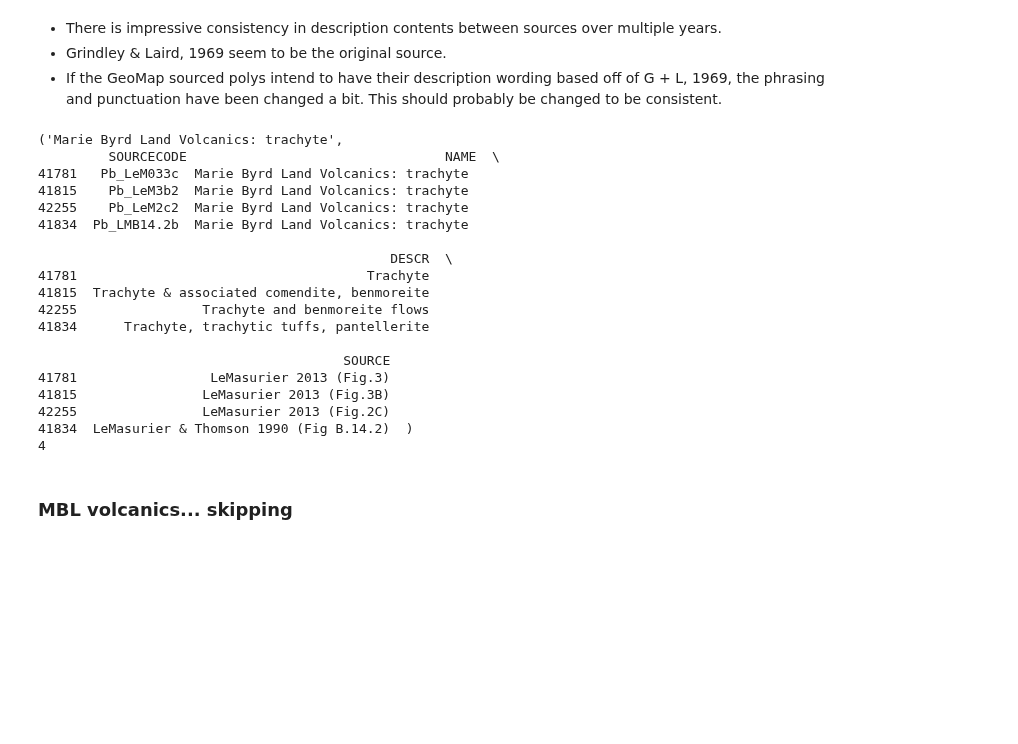
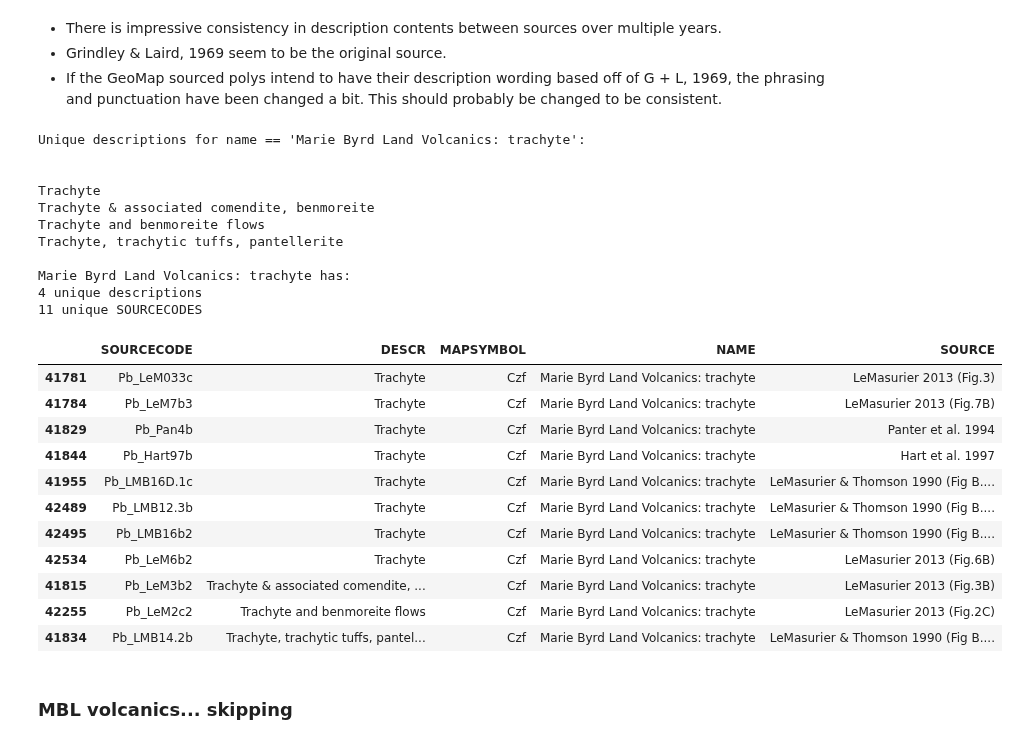
Before and after one commit to selkind/GeoMap, a Jupyter notebook: name_descr_investigation.ipynb, the cells around one changed output. Saved outputs shown, nothing was run; the diff lists cells and outputs as text; code cells hidden in the pictures; blank space fills up the shorter version.

```diff
--- a/name_descr_investigation.ipynb
+++ b/name_descr_investigation.ipynb
@@ -448,0 +375,8 @@ display(old_sheet_till_src_descr_combos)
+# %%
+index = 3
+print(f"Unique descriptions for name == '{name_descr_sets[index][0]}':\n\n")
+for i in name_descr_sets[index][1]["DESCR"]:
+    print(i)
+unique_src_codes = create_src_descr_combos_by_name(name_descr_sets[index][0], data)
+print(f"\n{name_descr_sets[index][0]} has:\n{len(name_descr_sets[index][1]['DESCR'])} unique descriptions\n{unique_src_codes.shape[0]} unique SOURCECODES\n")
+display(unique_src_codes)
@@ -448,0 +410,8 @@ display(old_sheet_till_src_descr_combos)
+# %%
+index = 4
+print(f"Unique descriptions for name == '{name_descr_sets[index][0]}':\n\n")
+for i in name_descr_sets[index][1]["DESCR"]:
+    print(i)
+unique_src_codes = create_src_descr_combos_by_name(name_descr_sets[index][0], data)
+print(f"\n{name_descr_sets[index][0]} has:\n{len(name_descr_sets[index][1]['DESCR'])} unique descriptions\n{unique_src_codes.shape[0]} unique SOURCECODES\n")
+display(unique_src_codes)
@@ -450,28 +437,37 @@ display(old_sheet_till_src_descr_combos)
 - There is impressive consistency in description contents between sources over multiple years.
 -  Grindley & Laird, 1969 seem to be the original source.
 - If the GeoMap sourced polys intend to have their description wording based off of G + L, 1969, the phrasing and punctuation have been changed a bit. This should probably be changed to be consistent.
-# %%
-pp.pp(name_descr_sets[5])
-print(len(name_descr_sets[5][1]))
-# %% [output]
-('Marie Byrd Land Volcanics: trachyte',
-         SOURCECODE                                 NAME  \
-41781   Pb_LeM033c  Marie Byrd Land Volcanics: trachyte
-41815    Pb_LeM3b2  Marie Byrd Land Volcanics: trachyte
-42255    Pb_LeM2c2  Marie Byrd Land Volcanics: trachyte
-41834  Pb_LMB14.2b  Marie Byrd Land Volcanics: trachyte
-
-                                             DESCR  \
-41781                                     Trachyte
-41815  Trachyte & associated comendite, benmoreite
-42255                Trachyte and benmoreite flows
-41834      Trachyte, trachytic tuffs, pantellerite
-
-                                       SOURCE
-41781                 LeMasurier 2013 (Fig.3)
-41815                LeMasurier 2013 (Fig.3B)
-42255                LeMasurier 2013 (Fig.2C)
-41834  LeMasurier & Thomson 1990 (Fig B.14.2)  )
-4
+# %%
+index = 5
+print(f"Unique descriptions for name == '{name_descr_sets[index][0]}':\n\n")
+for i in name_descr_sets[index][1]["DESCR"]:
+    print(i)
+unique_src_codes = create_src_descr_combos_by_name(name_descr_sets[index][0], data)
+print(f"\n{name_descr_sets[index][0]} has:\n{len(name_descr_sets[index][1]['DESCR'])} unique descriptions\n{unique_src_codes.shape[0]} unique SOURCECODES\n")
+display(unique_src_codes)
+# %% [output]
+Unique descriptions for name == 'Marie Byrd Land Volcanics: trachyte':
+
+
+Trachyte
+Trachyte & associated comendite, benmoreite
+Trachyte and benmoreite flows
+Trachyte, trachytic tuffs, pantellerite
+
+Marie Byrd Land Volcanics: trachyte has:
+4 unique descriptions
+11 unique SOURCECODES
+|  | SOURCECODE | DESCR | MAPSYMBOL | NAME | SOURCE |
+| 41781 | Pb_LeM033c | Trachyte | Czf | Marie Byrd Land Volcanics: trachyte | LeMasurier 2013 (Fig.3) |
+| 41784 | Pb_LeM7b3 | Trachyte | Czf | Marie Byrd Land Volcanics: trachyte | LeMasurier 2013 (Fig.7B) |
+| 41829 | Pb_Pan4b | Trachyte | Czf | Marie Byrd Land Volcanics: trachyte | Panter et al. 1994 |
+| 41844 | Pb_Hart97b | Trachyte | Czf | Marie Byrd Land Volcanics: trachyte | Hart et al. 1997 |
+| 41955 | Pb_LMB16D.1c | Trachyte | Czf | Marie Byrd Land Volcanics: trachyte | LeMasurier & Thomson 1990 (Fig B.... |
+| 42489 | Pb_LMB12.3b | Trachyte | Czf | Marie Byrd Land Volcanics: trachyte | LeMasurier & Thomson 1990 (Fig B.... |
+| 42495 | Pb_LMB16b2 | Trachyte | Czf | Marie Byrd Land Volcanics: trachyte | LeMasurier & Thomson 1990 (Fig B.... |
+| 42534 | Pb_LeM6b2 | Trachyte | Czf | Marie Byrd Land Volcanics: trachyte | LeMasurier 2013 (Fig.6B) |
+| 41815 | Pb_LeM3b2 | Trachyte & associated comendite, ... | Czf | Marie Byrd Land Volcanics: trachyte | LeMasurier 2013 (Fig.3B) |
+| 42255 | Pb_LeM2c2 | Trachyte and benmoreite flows | Czf | Marie Byrd Land Volcanics: trachyte | LeMasurier 2013 (Fig.2C) |
+| 41834 | Pb_LMB14.2b | Trachyte, trachytic tuffs, pantel... | Czf | Marie Byrd Land Volcanics: trachyte | LeMasurier & Thomson 1990 (Fig B.... |
 # %% [markdown]
 ### MBL volcanics... skipping
```
Also changed, not shown: parts of 58 cells of this notebook.
